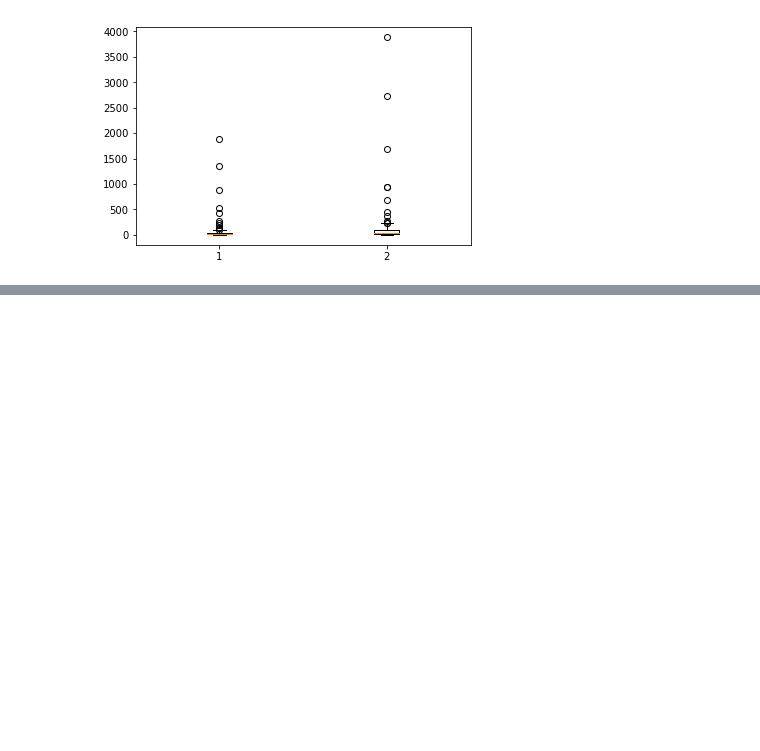
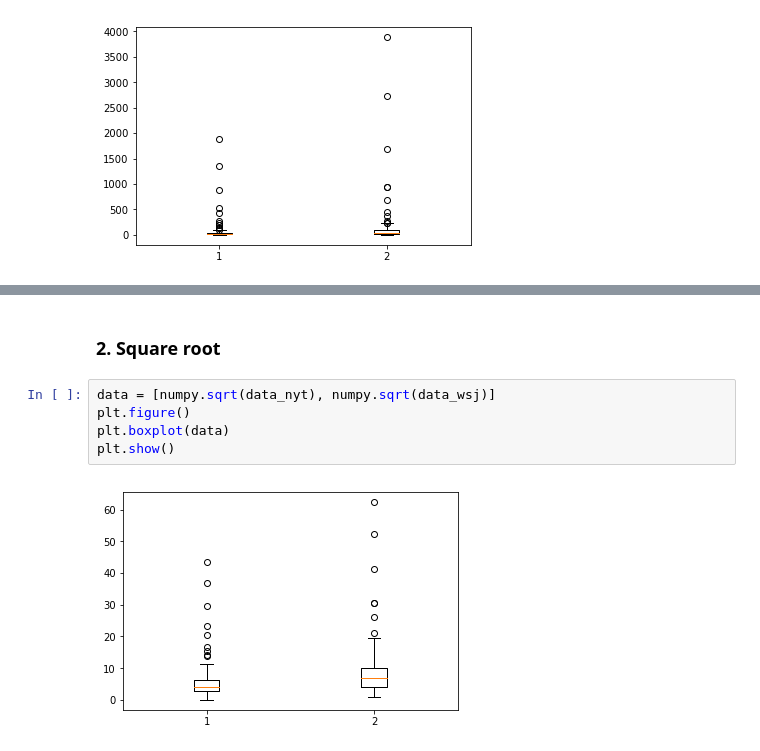
Before and after one commit to vorugantia/indstudy, a Jupyter notebook: notebooks/matplotlib boxplot.ipynb, the cells around one changed output, grey strips where cells are left out. Saved outputs shown, nothing was run; the diff lists cells and outputs as text; blank space fills up the shorter version.

```diff
--- a/notebooks/matplotlib boxplot.ipynb
+++ b/notebooks/matplotlib boxplot.ipynb
@@ -48,0 +59,9 @@ plt.show()
+# %% [markdown]
+### 2. Square root
+# %%
+data = [numpy.sqrt(data_nyt), numpy.sqrt(data_wsj)]
+plt.figure()
+plt.boxplot(data)
+plt.show()
+# %% [output]
+[figure, added]
```
Also changed, not shown: parts of 6 cells of this notebook.
